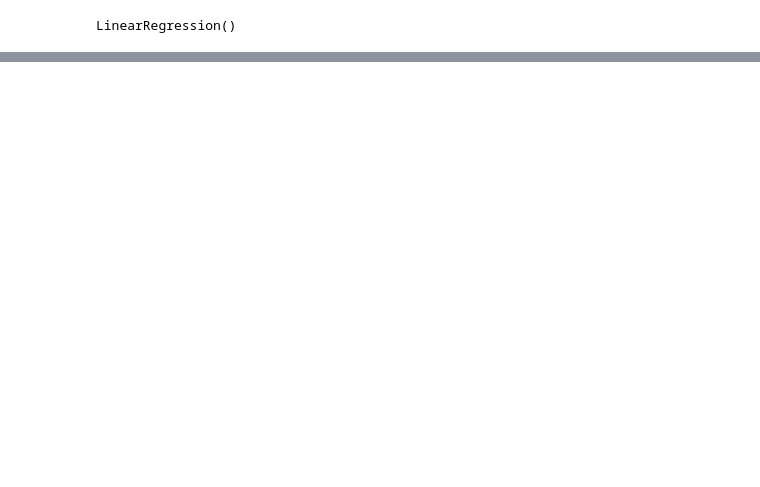
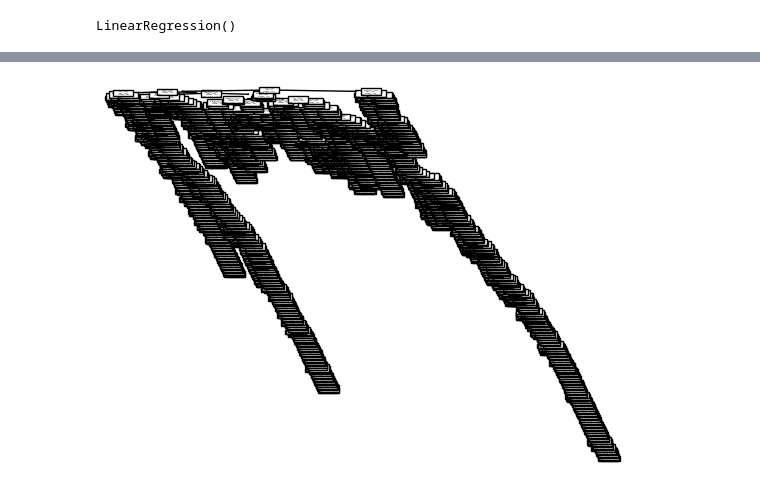
Before and after one commit to Vikaslh/Crick-stat-index-11, a Jupyter notebook: cric.ipynb, the cells around one changed output, grey strips where cells are left out. Drawn from its saved outputs; the diff is of its cells as text; code cells hidden in the pictures; blank space fills up the shorter version.

```diff
--- a/cric.ipynb
+++ b/cric.ipynb
@@ -178,0 +185,8 @@ KeyError: 'Player Name'
+# %%
+dtree = DecisionTreeClassifier()
+dtree = dtree.fit(scaled,df['Player'])
+tree.plot_tree(dtree, feature_names= features)
+plt.savefig("mygraph.png")
+sys.stdout.flush()
+# %% [output]
+[figure, added]
```
Also changed, not shown: parts of 4 cells of this notebook, 1 other file.
